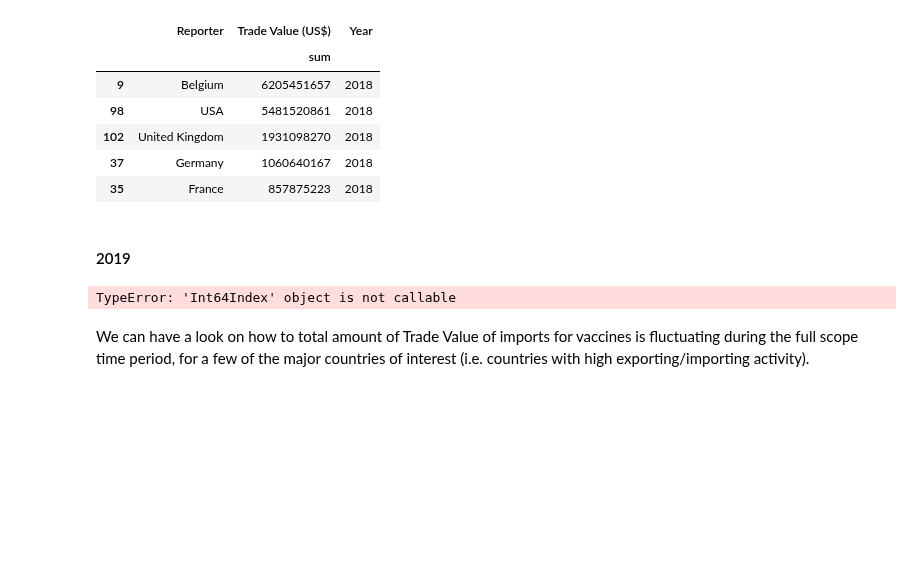
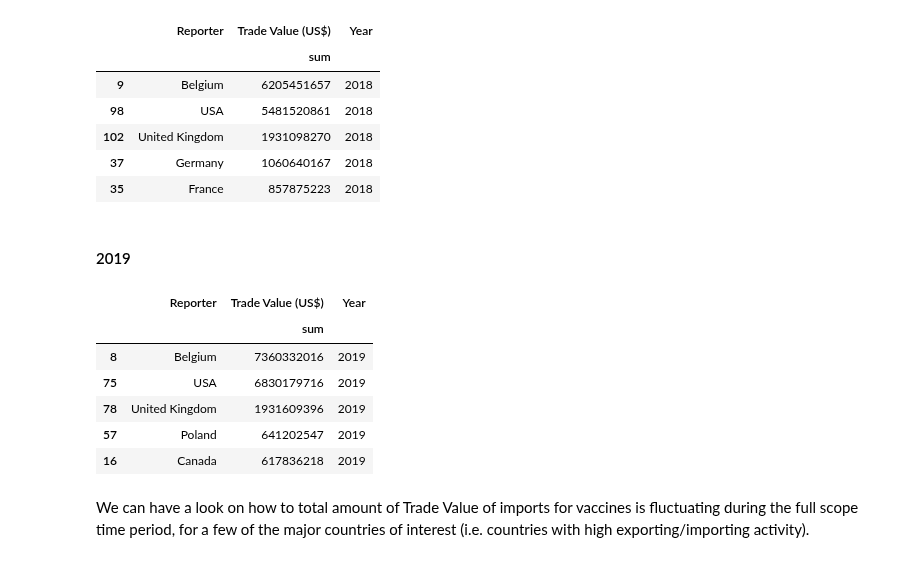
Before and after one commit to gpsyrou/Vaccines_Trade_Network, a Jupyter notebook: Jupyter_Notebooks/Global_Trade_Network_of_Vaccines.ipynb, the cells around one changed output. Saved outputs shown, nothing was run; the diff lists cells and outputs as text; code cells hidden in the pictures; blank space fills up the shorter version.

```diff
--- a/Jupyter_Notebooks/Global_Trade_Network_of_Vaccines.ipynb
+++ b/Jupyter_Notebooks/Global_Trade_Network_of_Vaccines.ipynb
@@ -314,11 +314,17 @@ top_importers_2018[0:topn]
 # %%
 top_exporters_2019 = getAggregateStatistics(df, feature='Trade Value (US$)', kind='Exports', year='2019')
 
 top_importers_2019 = getAggregateStatistics(df, feature='Trade Value (US$)', kind='Imports', year='2019')
 
-top_importers_2019[0:topn].index(False)
+top_importers_2019[0:topn]
 # %% [output]
-TypeError: 'Int64Index' object is not callable
+|  | Reporter | Trade Value (US$) | Year |
+|  |  | sum |  |
+| 8 | Belgium | 7360332016 | 2019 |
+| 75 | USA | 6830179716 | 2019 |
+| 78 | United Kingdom | 1931609396 | 2019 |
+| 57 | Poland | 641202547 | 2019 |
+| 16 | Canada | 617836218 | 2019 |
 # %% [markdown]
 We can have a look on how to total amount of Trade Value of imports for vaccines is fluctuating during the full scope time period, for a few of the major countries of interest (i.e. countries with high exporting/importing activity).
 # %%
```
Also changed, not shown: parts of 3 cells of this notebook.
